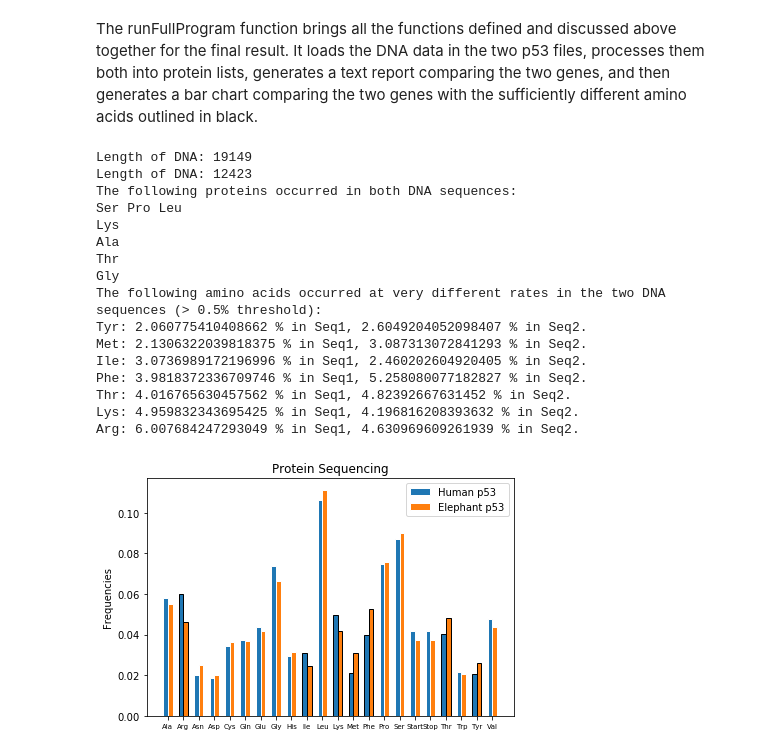
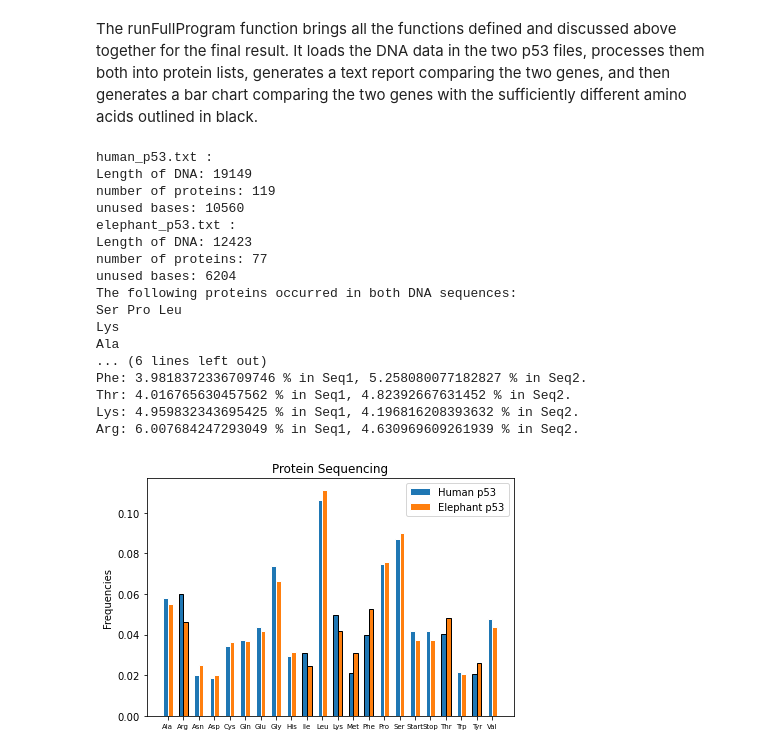
Before and after one commit to jonathat22/Data-Science-Project-Portfolio, a Jupyter notebook: Comparing Human and Elephant p53 Genes.ipynb, the cells around one changed output. Saved outputs shown, nothing was run; the diff lists cells and outputs as text; code cells hidden in the pictures.

```diff
--- a/Comparing Human and Elephant p53 Genes.ipynb
+++ b/Comparing Human and Elephant p53 Genes.ipynb
@@ -240,6 +351,15 @@ def displayTextResults(commonalities, differences):
 In order to plot our data using matplotlib, we first need to reformat it to fit the input that matplotlib expects. The makeAminoAcidLabels function takes a list of genes (where each gene is a protein list) and finds all the amino acids that occur across all the genes. This allows for comparison of more than two genes at a time and accounts for amino acids that may occur in one gene and not the other. It returns a sorted list of all the amino acids found.
 # %%
 def makeAminoAcidLabels(geneList):
+    """
+    makeAminoAcidLabels - reformats data for plotting
+
+    Argument:
+        geneList: list of genes
+
+    Returns:
+        xLabels: sorted list of all the amino acids found
+    """
     total_aa = []
     sorted_aa_lst = []
     comb_prot = []
@@ -279,6 +412,19 @@ def setupChartData(labels, geneList):
 The functions below generate a bar chart that illustrates the results of this analysis. The makeEdgeList function adds black edges around the amino acids that have significantly different frequencies between the two genes.
 # %%
 def createChart(xLabels, freqList, freqLabels, edgeList=None):
+    """
+    createChart - generates bar chart of results
+
+    Arguments:
+    xLabels: labels list generated by makeAminAcidLabels
+
+    freqList: list of frequency lists generated by setupChartData
+
+    freqLabels: list of strings, where each string is the name of
+    the gene represented by the corresponding list in freqLists
+
+    edgeList
+    """
     import matplotlib.pyplot as plt
     import numpy
 
@@ -299,6 +445,21 @@ def createChart(xLabels, freqList, freqLabels, edgeList=None):
     plt.show()
 
 def makeEdgeList(labels, biggestDiffs):
+    """
+    makeEdgeList - adds black edges around the amino acids with
+    significantly different frequencies between the two genes
+
+    Arguments:
+        labels: labels list generated by makeAminoAcidLabels
+
+        biggestDiffs: list of most different amino acids
+        generated by findAminoAcidDifferences
+
+    Returns:
+        edge_lst: list, the same length as the labels list, where each
+        element of the list is "black" if the corresponding amino acid
+        is in the biggestDiffs list, and "white" otherwise.
+    """
     lst = []
     edge_lst = []
     for j in range(len(biggestDiffs)):
@@ -315,34 +476,40 @@ def makeEdgeList(labels, biggestDiffs):
 The runFullProgram function brings all the functions defined and discussed above together for the final result. It loads the DNA data in the two p53 files, processes them both into protein lists, generates a text report comparing the two genes, and then generates a bar chart comparing the two genes with the sufficiently different amino acids outlined in black.
 # %%
 def runFullProgram():
+    """
+    Pulls all functions defined in this program together to process,
+    analyze and display similarities and differences between the
+    human and elephant p53 genes
+    """
     humanProteins = synthesizeProteins("human_p53.txt")
     elephantProteins = synthesizeProteins("elephant_p53.txt")
     commonalities = commonProteins(humanProteins, elephantProteins)
     differences = findAminoAcidDifferences(humanProteins, elephantProteins)
     displayTextResults(commonalities, differences)
     Labels = makeAminoAcidLabels([humanProteins, elephantProteins])
     freqList = setupChartData(Labels, [humanProteins, elephantProteins])
     freqLabels = ["human", "elephant"]
     edge_List = makeEdgeList(Labels, differences)
     Chart = createChart(Labels, freqList, freqLabels, edge_List)
     return
 
 runFullProgram()
 # %% [output]
+human_p53.txt :
 Length of DNA: 19149
+number of proteins: 119
+unused bases: 10560
+elephant_p53.txt :
 Length of DNA: 12423
+number of proteins: 77
+unused bases: 6204
 The following proteins occurred in both DNA sequences:
 Ser Pro Leu
 Lys
 Ala
-Thr
-Gly
-The following amino acids occurred at very different rates in the two DNA sequences (> 0.5% threshold):
-Tyr: 2.060775410408662 % in Seq1, 2.6049204052098407 % in Seq2.
-Met: 2.1306322039818375 % in Seq1, 3.087313072841293 % in Seq2.
-Ile: 3.0736989172196996 % in Seq1, 2.460202604920405 % in Seq2.
+... (6 lines left out)
 Phe: 3.9818372336709746 % in Seq1, 5.258080077182827 % in Seq2.
 Thr: 4.016765630457562 % in Seq1, 4.82392667631452 % in Seq2.
 Lys: 4.959832343695425 % in Seq1, 4.196816208393632 % in Seq2.
 Arg: 6.007684247293049 % in Seq1, 4.630969609261939 % in Seq2.
-[figure, old version]
+[figure, new version]
```
Also changed, not shown: parts of 12 cells of this notebook.
